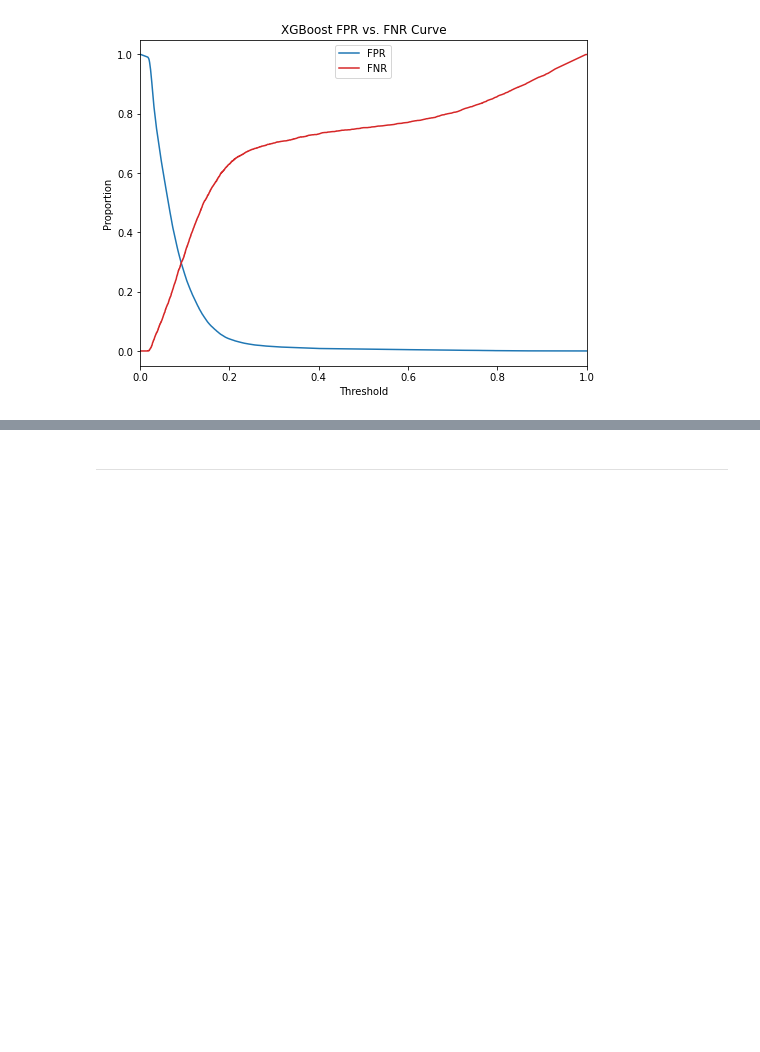
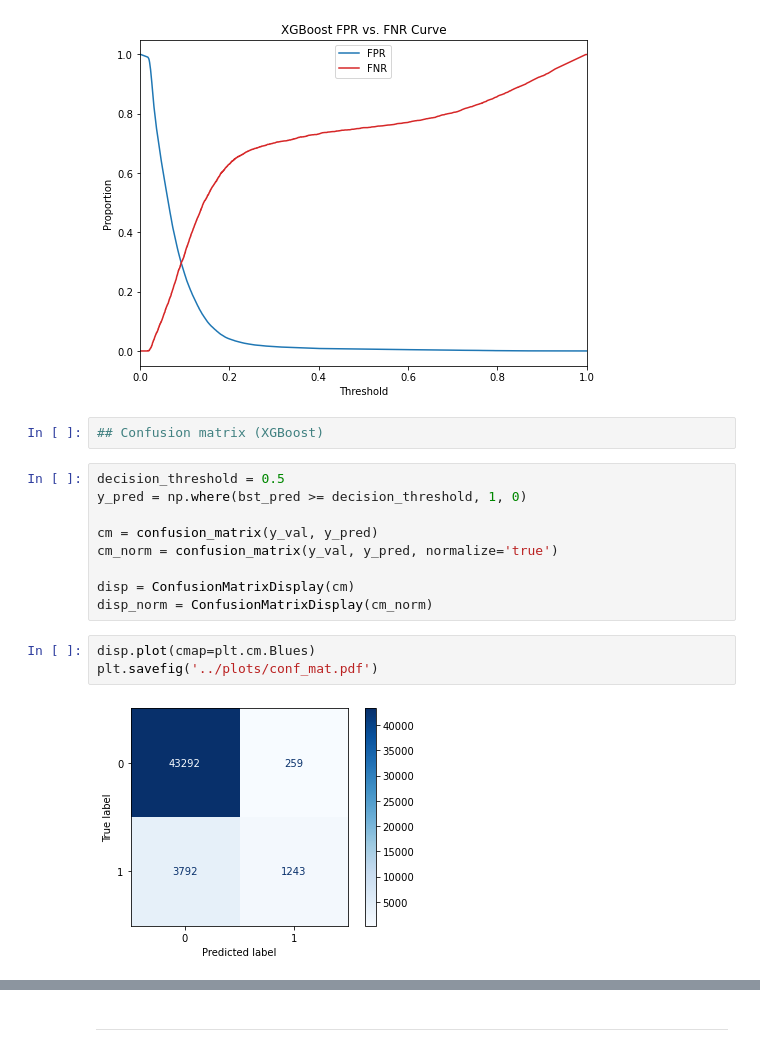
Before and after one commit to sjo302/Capstone, a Jupyter notebook: Notebooks/10_models.ipynb, the cells around one changed output, grey strips where cells are left out. Drawn from its saved outputs; the diff is of its cells as text; blank space fills up the shorter version.

Commit message:
Add xgboost confusion matrix plots (normalized and not)

```diff
--- a/Notebooks/10_models.ipynb
+++ b/Notebooks/10_models.ipynb
@@ -428,3 +429,19 @@ plt.legend(loc = 'upper center')
 plt.savefig('../plots/fpr_fnr.pdf')
 # %% [output]
 [figure]
+# %%
+## Confusion matrix (XGBoost)
+# %%
+decision_threshold = 0.5
+y_pred = np.where(bst_pred >= decision_threshold, 1, 0)
+
+cm = confusion_matrix(y_val, y_pred)
+cm_norm = confusion_matrix(y_val, y_pred, normalize='true')
+
+disp = ConfusionMatrixDisplay(cm)
+disp_norm = ConfusionMatrixDisplay(cm_norm)
+# %%
+disp.plot(cmap=plt.cm.Blues)
+plt.savefig('../plots/conf_mat.pdf')
+# %% [output]
+[figure, added]
```
Also changed, not shown: parts of 2 cells of this notebook, 2 other files.
